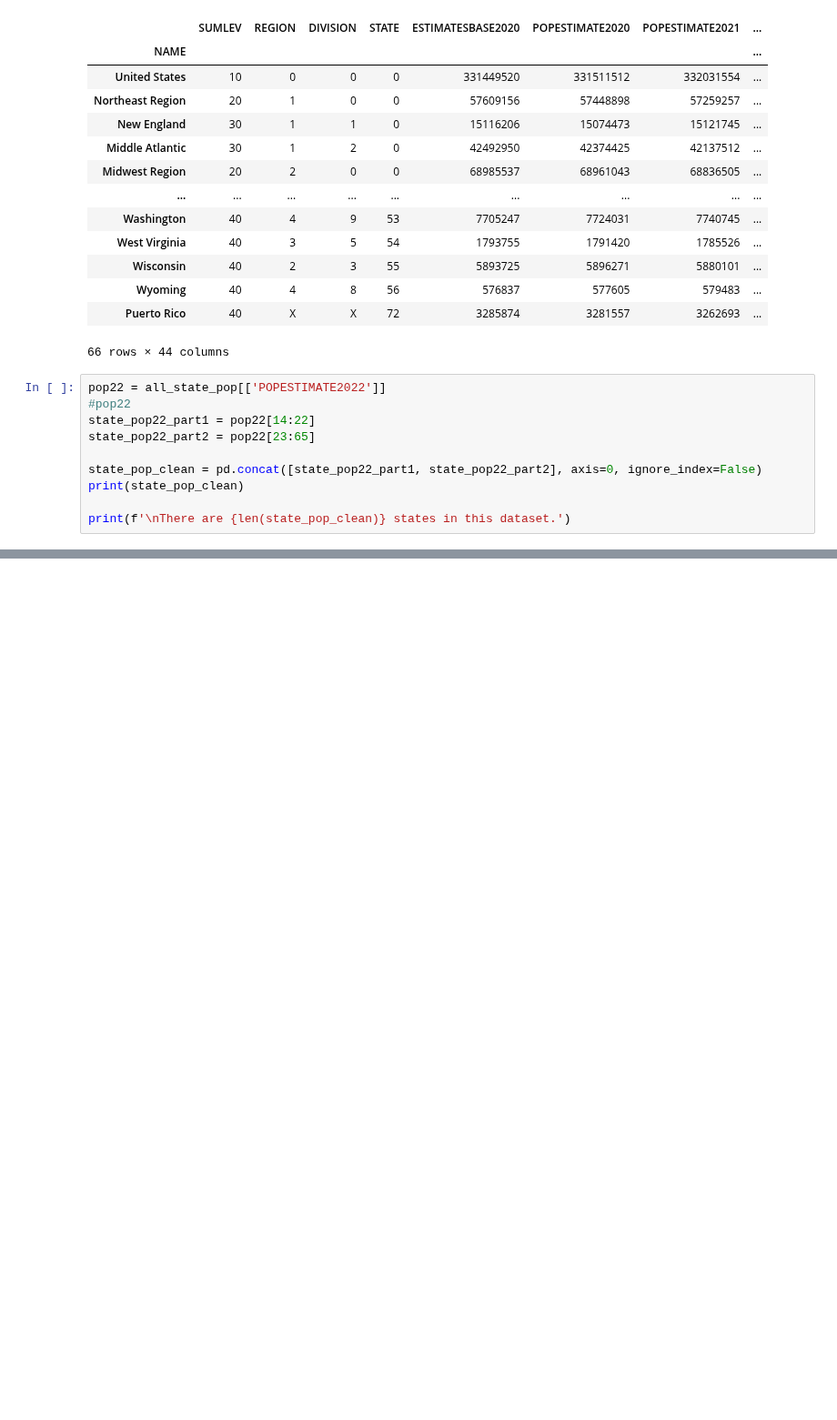
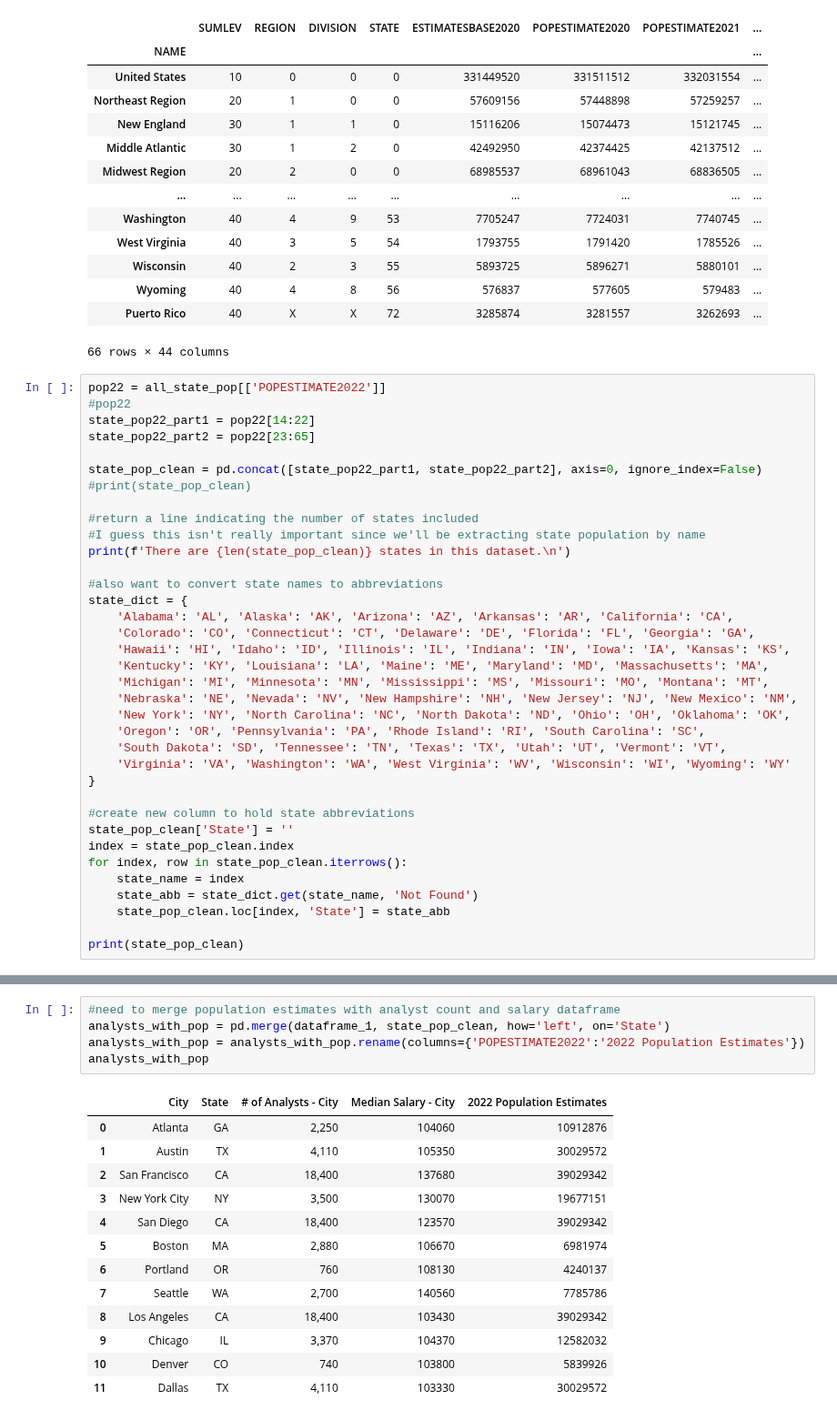
Before and after one commit to peatk/Group3_Project_-1, a Jupyter notebook: DataAnalysisDataAnalysts - Copy.ipynb, the cells around one changed output, grey strips where cells are left out. Shown at 91% size. Cells and saved outputs as stored; diff of their text form; blank space fills up the shorter version.

Commit message:
included state abbreviations and merged df1

```diff
--- a/DataAnalysisDataAnalysts - Copy.ipynb
+++ b/DataAnalysisDataAnalysts - Copy.ipynb
@@ -91,7 +78,33 @@ state_pop22_part1 = pop22[14:22]
 state_pop22_part2 = pop22[23:65]
 
 state_pop_clean = pd.concat([state_pop22_part1, state_pop22_part2], axis=0, ignore_index=False)
+#print(state_pop_clean)
+
+#return a line indicating the number of states included
+#I guess this isn't really important since we'll be extracting state population by name
+print(f'There are {len(state_pop_clean)} states in this dataset.\n')
+
+#also want to convert state names to abbreviations
+state_dict = {
+    'Alabama': 'AL', 'Alaska': 'AK', 'Arizona': 'AZ', 'Arkansas': 'AR', 'California': 'CA',
+    'Colorado': 'CO', 'Connecticut': 'CT', 'Delaware': 'DE', 'Florida': 'FL', 'Georgia': 'GA',
+    'Hawaii': 'HI', 'Idaho': 'ID', 'Illinois': 'IL', 'Indiana': 'IN', 'Iowa': 'IA', 'Kansas': 'KS',
+    'Kentucky': 'KY', 'Louisiana': 'LA', 'Maine': 'ME', 'Maryland': 'MD', 'Massachusetts': 'MA',
+    'Michigan': 'MI', 'Minnesota': 'MN', 'Mississippi': 'MS', 'Missouri': 'MO', 'Montana': 'MT',
+    'Nebraska': 'NE', 'Nevada': 'NV', 'New Hampshire': 'NH', 'New Jersey': 'NJ', 'New Mexico': 'NM',
+    'New York': 'NY', 'North Carolina': 'NC', 'North Dakota': 'ND', 'Ohio': 'OH', 'Oklahoma': 'OK',
+    'Oregon': 'OR', 'Pennsylvania': 'PA', 'Rhode Island': 'RI', 'South Carolina': 'SC',
+    'South Dakota': 'SD', 'Tennessee': 'TN', 'Texas': 'TX', 'Utah': 'UT', 'Vermont': 'VT',
+    'Virginia': 'VA', 'Washington': 'WA', 'West Virginia': 'WV', 'Wisconsin': 'WI', 'Wyoming': 'WY'
+}
+
+#create new column to hold state abbreviations
+state_pop_clean['State'] = ''
+index = state_pop_clean.index
+for index, row in state_pop_clean.iterrows():
+    state_name = index
+    state_abb = state_dict.get(state_name, 'Not Found')
+    state_pop_clean.loc[index, 'State'] = state_abb
+
 print(state_pop_clean)
-
-print(f'\nThere are {len(state_pop_clean)} states in this dataset.')
 # %% [output]
@@ -114,0 +198,19 @@ There are 50 states in this dataset.
+# %%
+#need to merge population estimates with analyst count and salary dataframe
+analysts_with_pop = pd.merge(dataframe_1, state_pop_clean, how='left', on='State')
+analysts_with_pop = analysts_with_pop.rename(columns={'POPESTIMATE2022':'2022 Population Estimates'})
+analysts_with_pop
+# %% [output]
+|  | City | State | # of Analysts - City | Median Salary - City | 2022 Population Estimates |
+| 0 | Atlanta | GA | 2,250 | 104060 | 10912876 |
+| 1 | Austin | TX | 4,110 | 105350 | 30029572 |
+| 2 | San Francisco | CA | 18,400 | 137680 | 39029342 |
+| 3 | New York City | NY | 3,500 | 130070 | 19677151 |
+| 4 | San Diego | CA | 18,400 | 123570 | 39029342 |
+| 5 | Boston | MA | 2,880 | 106670 | 6981974 |
+| 6 | Portland | OR | 760 | 108130 | 4240137 |
+| 7 | Seattle | WA | 2,700 | 140560 | 7785786 |
+| 8 | Los Angeles | CA | 18,400 | 103430 | 39029342 |
+| 9 | Chicago | IL | 3,370 | 104370 | 12582032 |
+| 10 | Denver | CO | 740 | 103800 | 5839926 |
+| 11 | Dallas | TX | 4,110 | 103330 | 30029572 |
```
Also changed, not shown: parts of 4 cells of this notebook.
